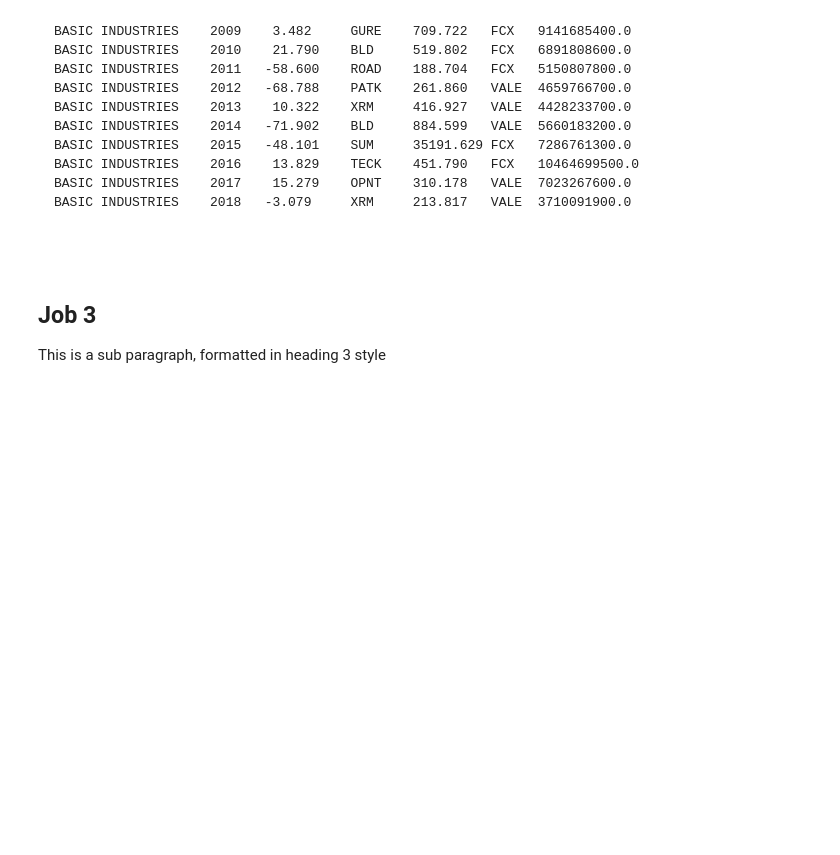
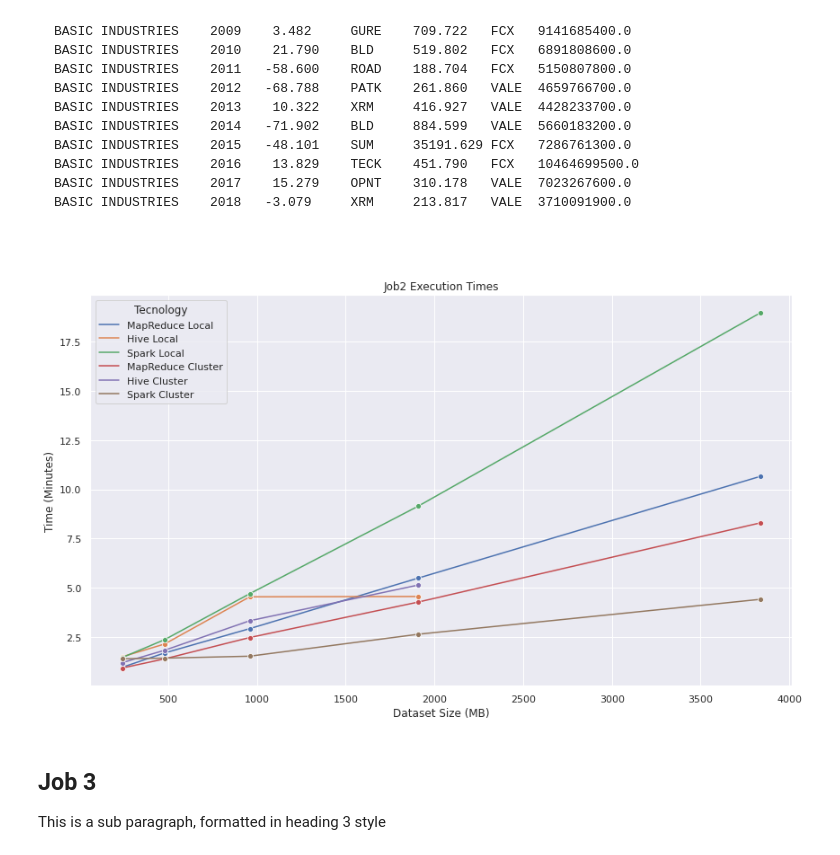
Before and after one commit to dig-data-r3/big-data-first-project, a Jupyter notebook: Final-Report.ipynb, the cells around one changed output. Saved outputs shown, nothing was run; the diff lists cells and outputs as text; code cells hidden in the pictures; blank space fills up the shorter version.

````diff
--- a/Final-Report.ipynb
+++ b/Final-Report.ipynb
@@ -1505,6 +1530,10 @@ BASIC INDUSTRIES    2018   -3.079     XRM     213.817   VALE  3710091900.0
 
 
 ```
+# %%
+plot_job_benchmark(job2_data, 2)
+# %% [output]
+[figure, added]
 # %% [markdown]
 ## Job 3 <a name="plot3"></a>
 This is a sub paragraph, formatted in heading 3 style
````
Also changed, not shown: parts of 6 cells of this notebook, 10 other files.
